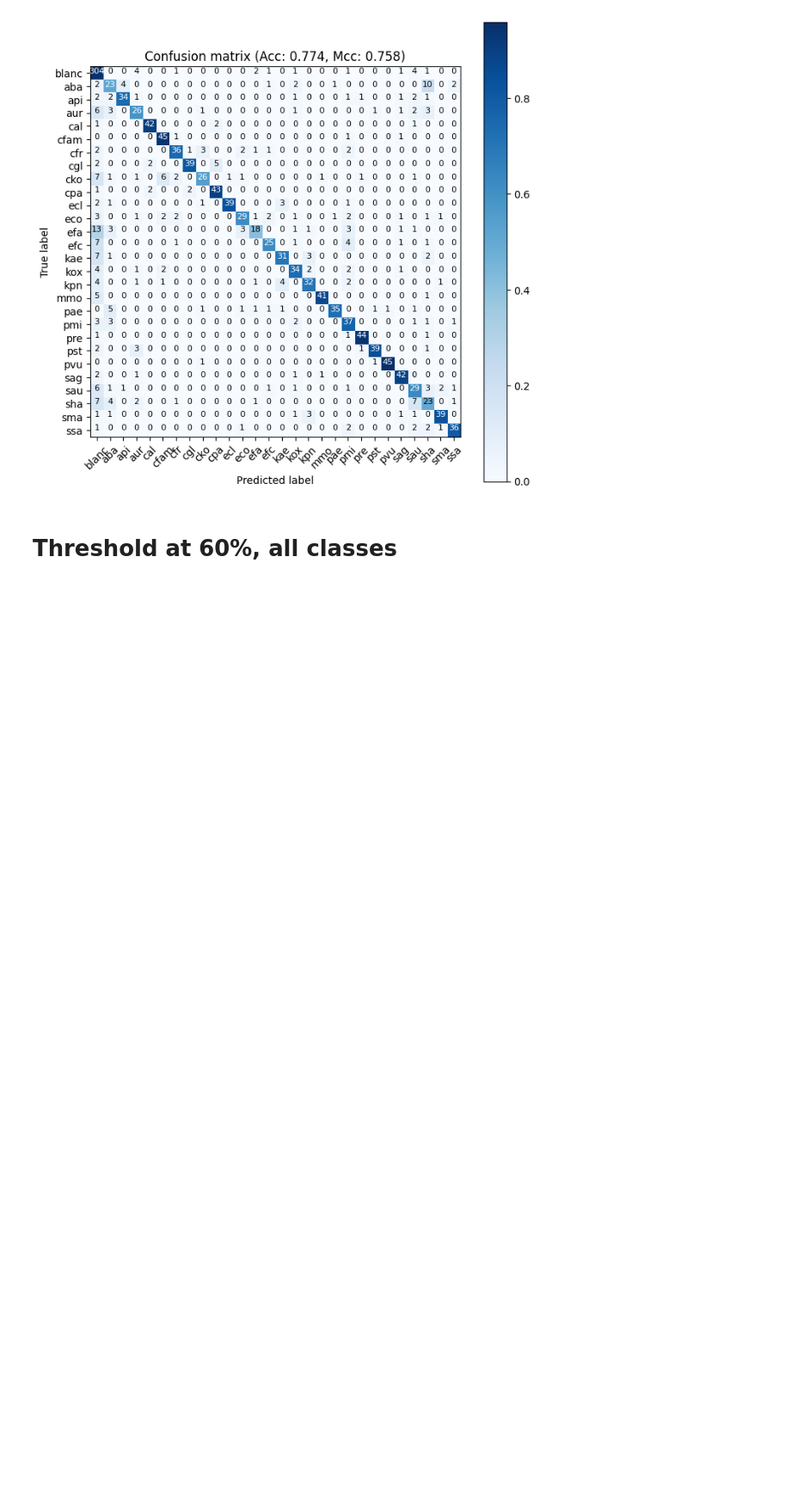
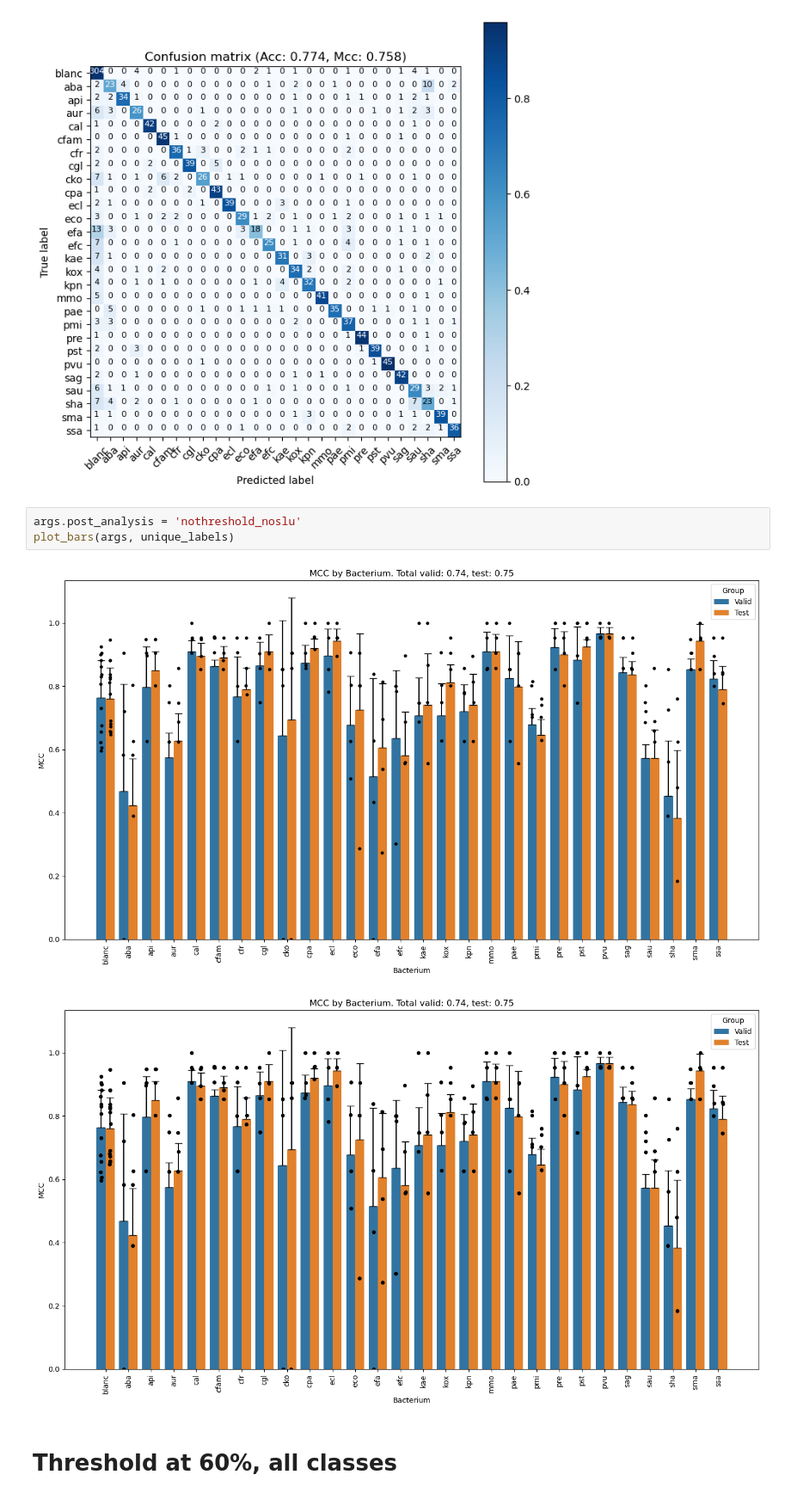
Before and after one commit to spell00/MSML3, a Jupyter notebook: notebooks/cm_different_confidance_threshold.ipynb, the cells around one changed output. Shown at 86% size. Drawn from its saved outputs; the diff is of its cells as text; blank space fills up the shorter version.

```diff
--- a/notebooks/cm_different_confidance_threshold.ipynb
+++ b/notebooks/cm_different_confidance_threshold.ipynb
@@ -394,6 +475,12 @@ disp = plot_confusion_matrix(cm, unique_labels, acc, mcc)
 plt.show()
 # %% [output]
 [figure]
+# %%
+args.post_analysis = 'nothreshold_noslu'
+plot_bars(args, unique_labels)
+# %% [output]
+[figure, added]
+[figure, added]
 # %% [markdown]
 # Threshold at 60%, all classes
 # %%
```
Also changed, not shown: parts of 11 cells of this notebook, 1 other file.
